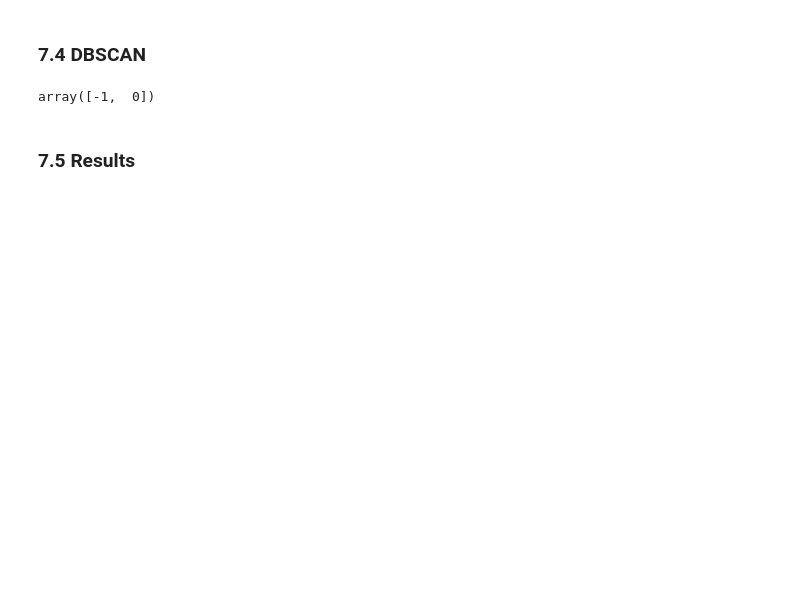
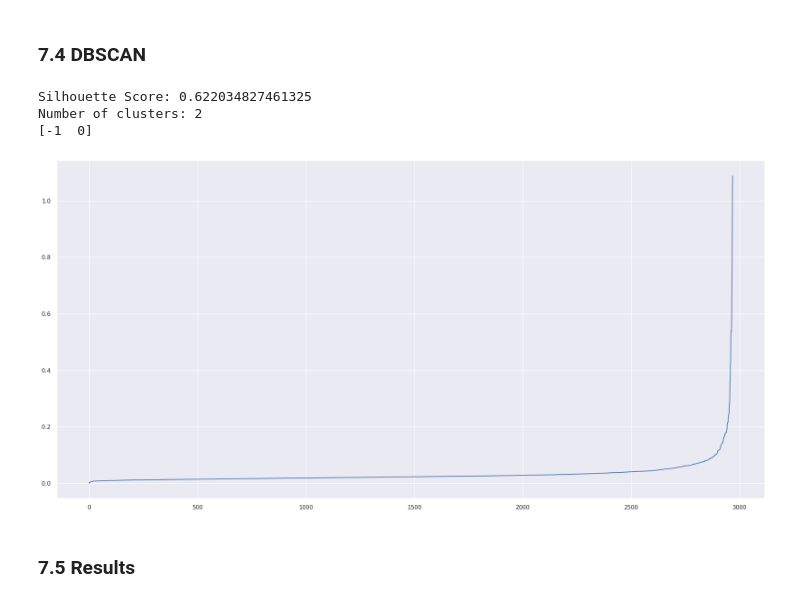
Before and after one commit to feliperastelli/FR_Insiders_Clustering, a Jupyter notebook: notebooks/c0.6_clustering_modeling.ipynb, the cells around one changed output. Cells and saved outputs as stored; diff of their text form; code cells hidden in the pictures; blank space fills up the shorter version.

```diff
--- a/notebooks/c0.6_clustering_modeling.ipynb
+++ b/notebooks/c0.6_clustering_modeling.ipynb
@@ -875,22 +880,21 @@ plt.title('Silhouett Score x K');
 # %% [markdown]
 ### 7.4 DBSCAN
 # %%
-kmeans_list = []
 eps= 0.2
-min_samples=30
+min_samples=20
 
-for k in clusters:
-    # model definition
-    dbscan_model = cl.DBSCAN(eps=eps, min_samples=min_samples)
+# model definition
+dbscan_model = cl.DBSCAN(eps=eps, min_samples=min_samples)
 
-    # model training & predict
-    labels = dbscan_model.fit_predict(x)
+# model training & predict
+labels = dbscan_model.fit_predict(x)
 
-    # model performance
-    sil = mt.silhouette_score( x, labels, metric='euclidean')
-    kmeans_list.append(sil)
-
-kmeans_list
-unique(labels)
+# model performance
+sil = mt.silhouette_score( x, labels, metric='euclidean')
+print( "Silhouette Score: {}".format( sil))
+print( "Number of clusters: {}".format( len(np.unique(labels))))
+print( np.unique(labels))
 # %% [output]
-array([-1,  0])
+Silhouette Score: 0.622034827461325
+Number of clusters: 2
+[-1  0]
@@ -896,0 +903,9 @@ array([-1,  0])
+# %%
+neighbors = NearestNeighbors( n_neighbors=min_samples).fit(x)
+distances, indices = neighbors.kneighbors(x)
+# %%
+distances = np.sort( distances, axis=0 )
+distances = distances[:,1]
+plt.plot(distances);
+# %% [output]
+[figure, added]
```
Also changed, not shown: parts of 13 cells of this notebook.
